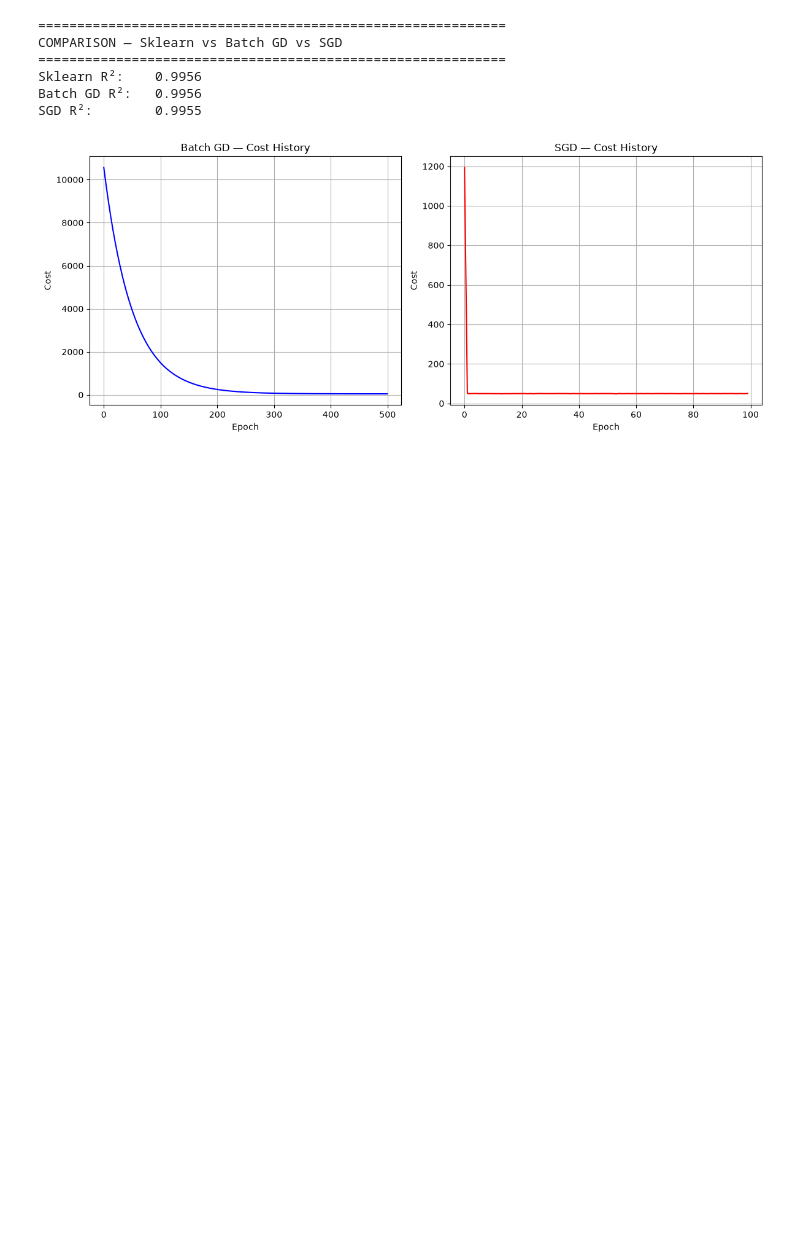
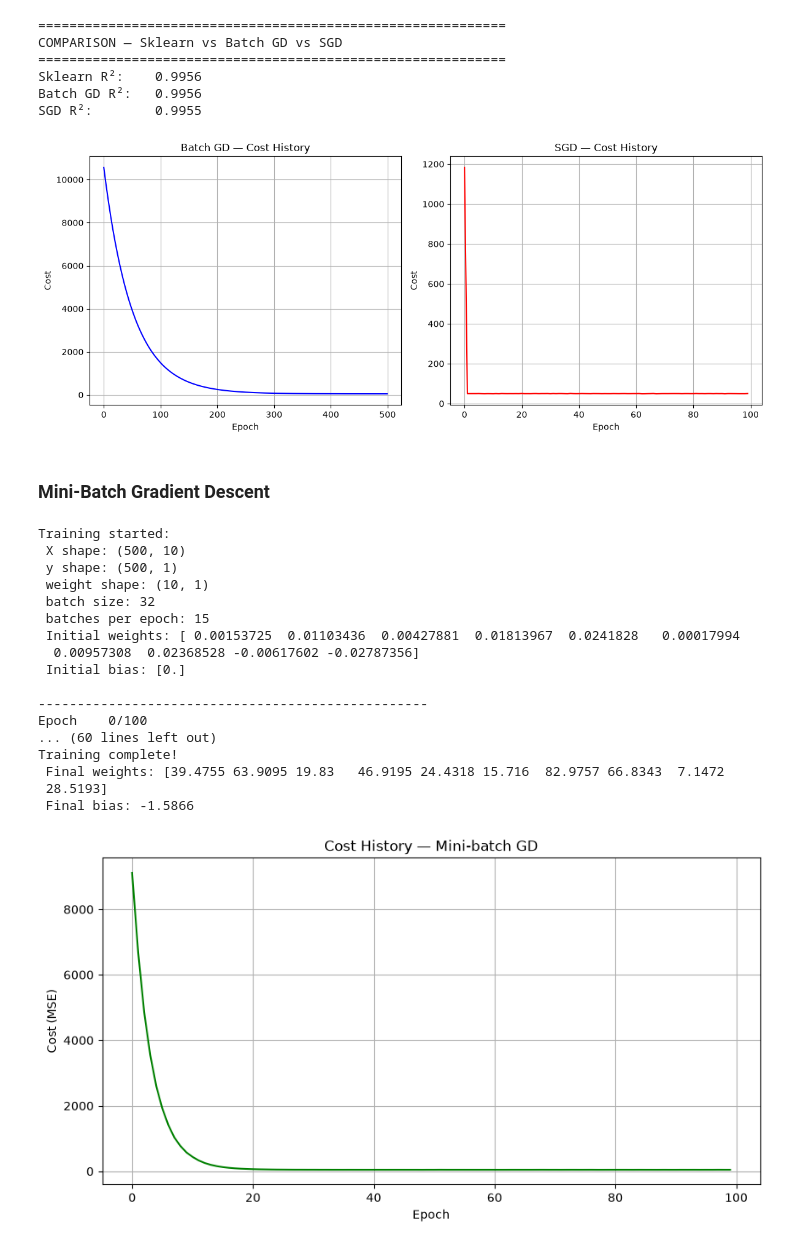
Before and after one commit to nevilsolanki26-afk/applied-ML, a Jupyter notebook: 01_linear_regression.ipynb, the cells around one changed output. Saved outputs shown, nothing was run; the diff lists cells and outputs as text; code cells hidden in the pictures; blank space fills up the shorter version.

```diff
--- a/01_linear_regression.ipynb
+++ b/01_linear_regression.ipynb
@@ -526,3 +531,5 @@ plt.tight_layout()
 plt.show()
 # %% [output]
 [figure]
+# %% [markdown]
+### Mini-Batch Gradient Descent
@@ -528,0 +631,30 @@ plt.show()
+# %%
+mb_model = MiniBatchGD(
+    learning_rate=0.01,
+    epochs=100,
+    batch_size=32,
+    verbose=True,
+    verbose_every=10
+)
+
+mb_model.fit(X_multi_scaled, y_multi)
+mb_model.plot_cost_history()
+# %% [output]
+Training started:
+ X shape: (500, 10)
+ y shape: (500, 1)
+ weight shape: (10, 1)
+ batch size: 32
+ batches per epoch: 15
+ Initial weights: [ 0.00153725  0.01103436  0.00427881  0.01813967  0.0241828   0.00017994
+  0.00957308  0.02368528 -0.00617602 -0.02787356]
+ Initial bias: [0.]
+
+--------------------------------------------------
+Epoch    0/100
+... (60 lines left out)
+Training complete!
+ Final weights: [39.4755 63.9095 19.83   46.9195 24.4318 15.716  82.9757 66.8343  7.1472
+ 28.5193]
+ Final bias: -1.5866
+[figure, added]
```
Also changed, not shown: parts of 7 cells of this notebook.
